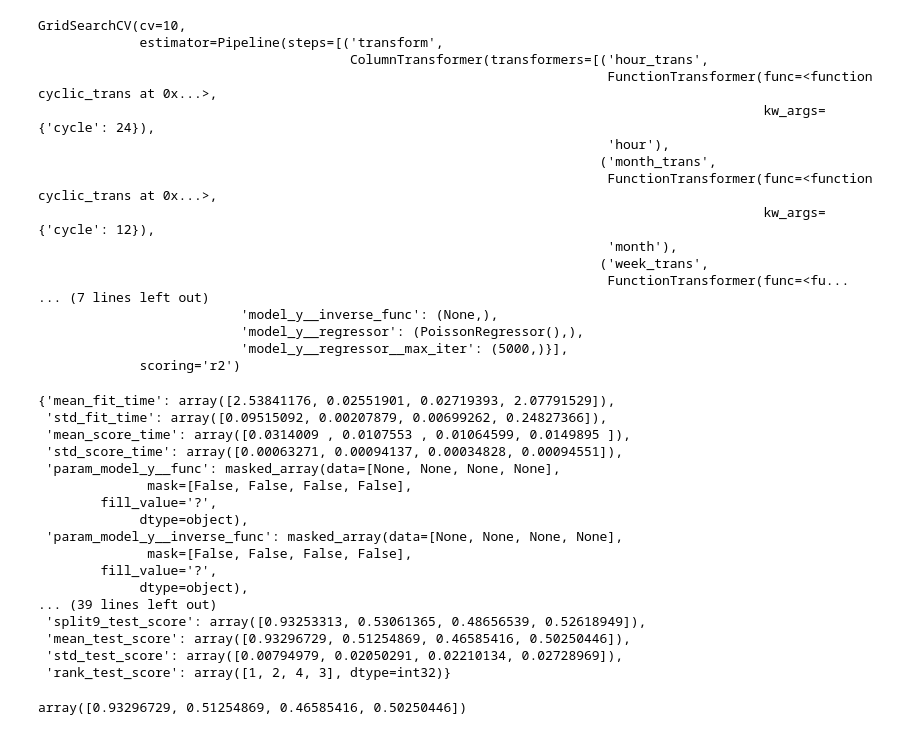
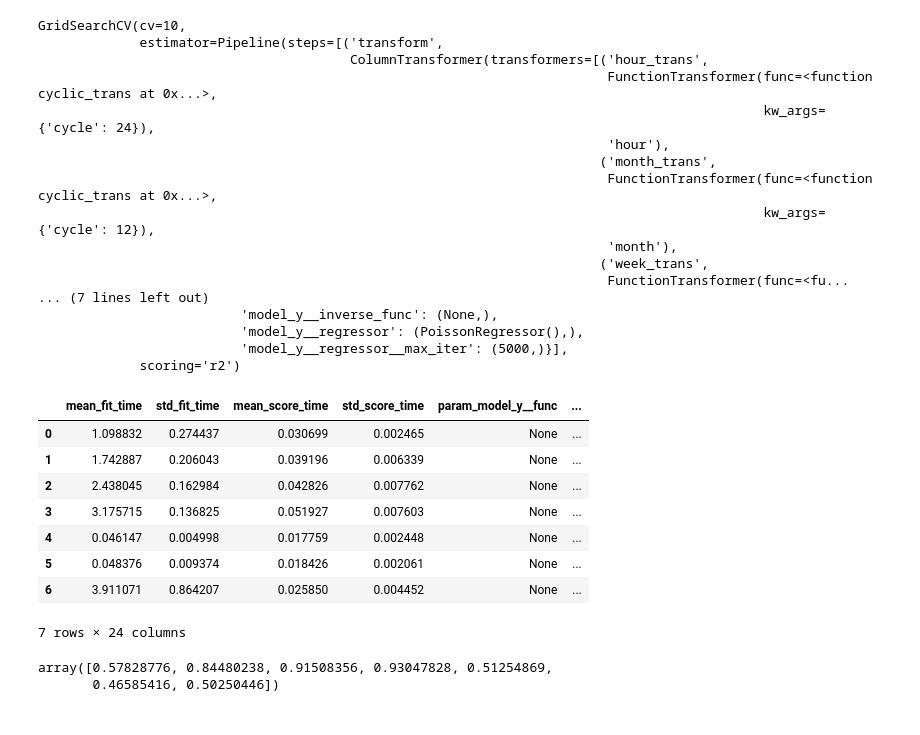
Before and after one commit to the-Hull/p045_spiced_projects, a Jupyter notebook: 03_week/02_exercises/03_regression_bike_explore.ipynb, the cells around one changed output. Saved outputs shown, nothing was run; the diff lists cells and outputs as text; code cells hidden in the pictures.

```diff
--- a/03_week/02_exercises/03_regression_bike_explore.ipynb
+++ b/03_week/02_exercises/03_regression_bike_explore.ipynb
@@ -357,7 +357,7 @@ class cut_transform(BaseEstimator,TransformerMixin) :
         dout.columns = self.features
         return dout
 
-    def get_feature_names(self):
+    def get_feature_names_out(self):
         return self.features
 
 
@@ -776,10 +776,11 @@ pipe_trans = Pipeline(
     [
         ("transform", transformers),
         ('model_y', TransformedTargetRegressor(
-        regressor = DummyRegressor(),
-        func=None,
-        inverse_func=None,
-        check_inverse=False))
+            regressor = DummyRegressor(),
+            func=None,
+            inverse_func=None,
+            check_inverse=False)
+        )
     ]
 )
 
@@ -790,6 +791,7 @@ param_grid = [
     # Random Forest
     {
         "model_y__regressor": (RandomForestRegressor(),),
+        "model_y__regressor__max_depth": (3,6,9,12),
         "model_y__func" : (None,),
         "model_y__inverse_func" : (None,)
     },
@@ -840,28 +842,21 @@ GridSearchCV(cv=10,
                           'model_y__regressor': (PoissonRegressor(),),
                           'model_y__regressor__max_iter': (5000,)}],
              scoring='r2')
-# %%
-grid.cv_results_
-# %% [output]
-{'mean_fit_time': array([2.53841176, 0.02551901, 0.02719393, 2.07791529]),
- 'std_fit_time': array([0.09515092, 0.00207879, 0.00699262, 0.24827366]),
- 'mean_score_time': array([0.0314009 , 0.0107553 , 0.01064599, 0.0149895 ]),
- 'std_score_time': array([0.00063271, 0.00094137, 0.00034828, 0.00094551]),
- 'param_model_y__func': masked_array(data=[None, None, None, None],
-              mask=[False, False, False, False],
-        fill_value='?',
-             dtype=object),
- 'param_model_y__inverse_func': masked_array(data=[None, None, None, None],
-              mask=[False, False, False, False],
-        fill_value='?',
-             dtype=object),
-... (39 lines left out)
- 'split9_test_score': array([0.93253313, 0.53061365, 0.48656539, 0.52618949]),
- 'mean_test_score': array([0.93296729, 0.51254869, 0.46585416, 0.50250446]),
- 'std_test_score': array([0.00794979, 0.02050291, 0.02210134, 0.02728969]),
- 'rank_test_score': array([1, 2, 4, 3], dtype=int32)}
+# %%
+pd.DataFrame(grid.cv_results_)
+# %% [output]
+|  | mean_fit_time | std_fit_time | mean_score_time | std_score_time | param_model_y__func | ... |
+| 0 | 1.098832 | 0.274437 | 0.030699 | 0.002465 | None | ... |
+| 1 | 1.742887 | 0.206043 | 0.039196 | 0.006339 | None | ... |
+| 2 | 2.438045 | 0.162984 | 0.042826 | 0.007762 | None | ... |
+| 3 | 3.175715 | 0.136825 | 0.051927 | 0.007603 | None | ... |
+| 4 | 0.046147 | 0.004998 | 0.017759 | 0.002448 | None | ... |
+| 5 | 0.048376 | 0.009374 | 0.018426 | 0.002061 | None | ... |
+| 6 | 3.911071 | 0.864207 | 0.025850 | 0.004452 | None | ... |
+7 rows × 24 columns
 # %%
 # grid.cv_results_['param_model_y__regressor'][3]
 grid.cv_results_['mean_test_score']
 # %% [output]
-array([0.93296729, 0.51254869, 0.46585416, 0.50250446])
+array([0.57828776, 0.84480238, 0.91508356, 0.93047828, 0.51254869,
+       0.46585416, 0.50250446])
```
Also changed, not shown: parts of 14 cells of this notebook, 2 other files.
